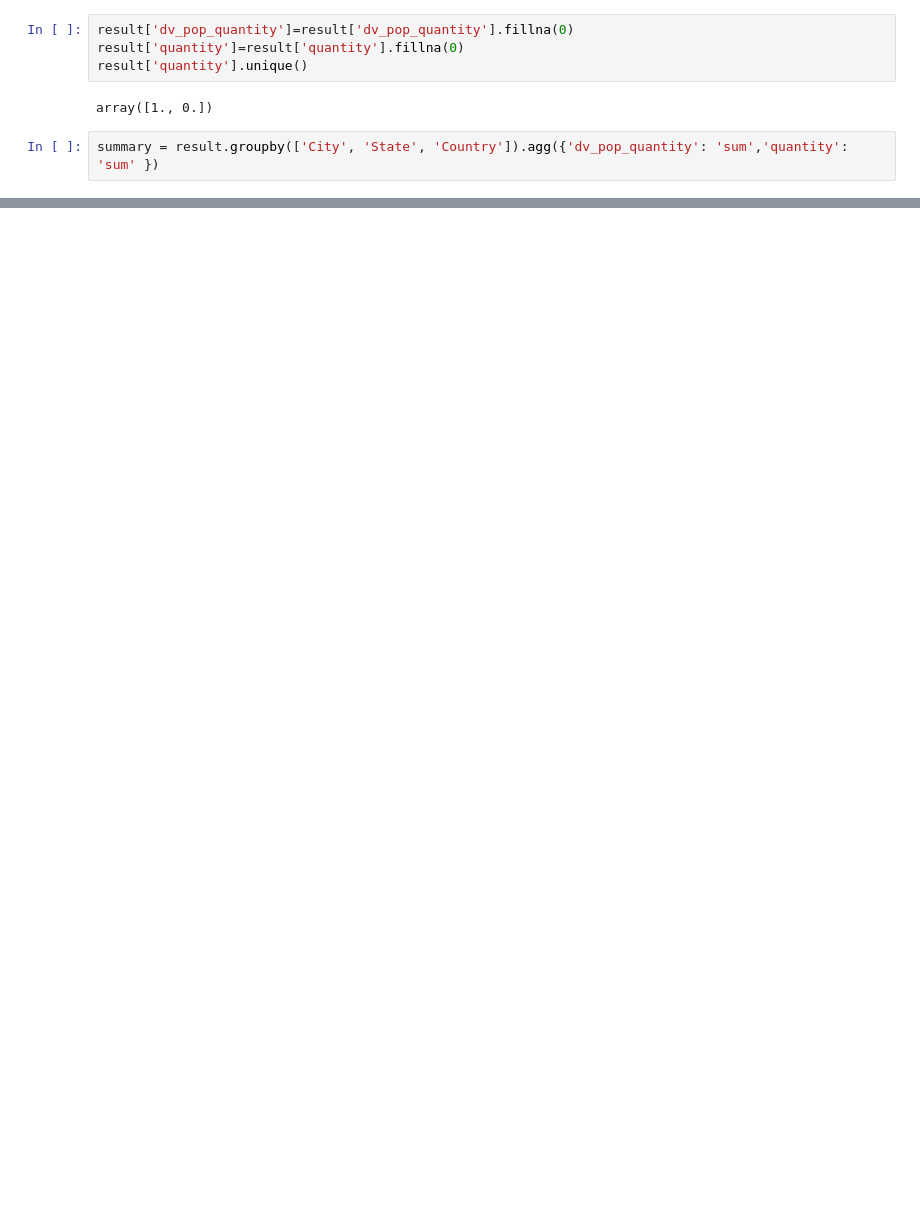
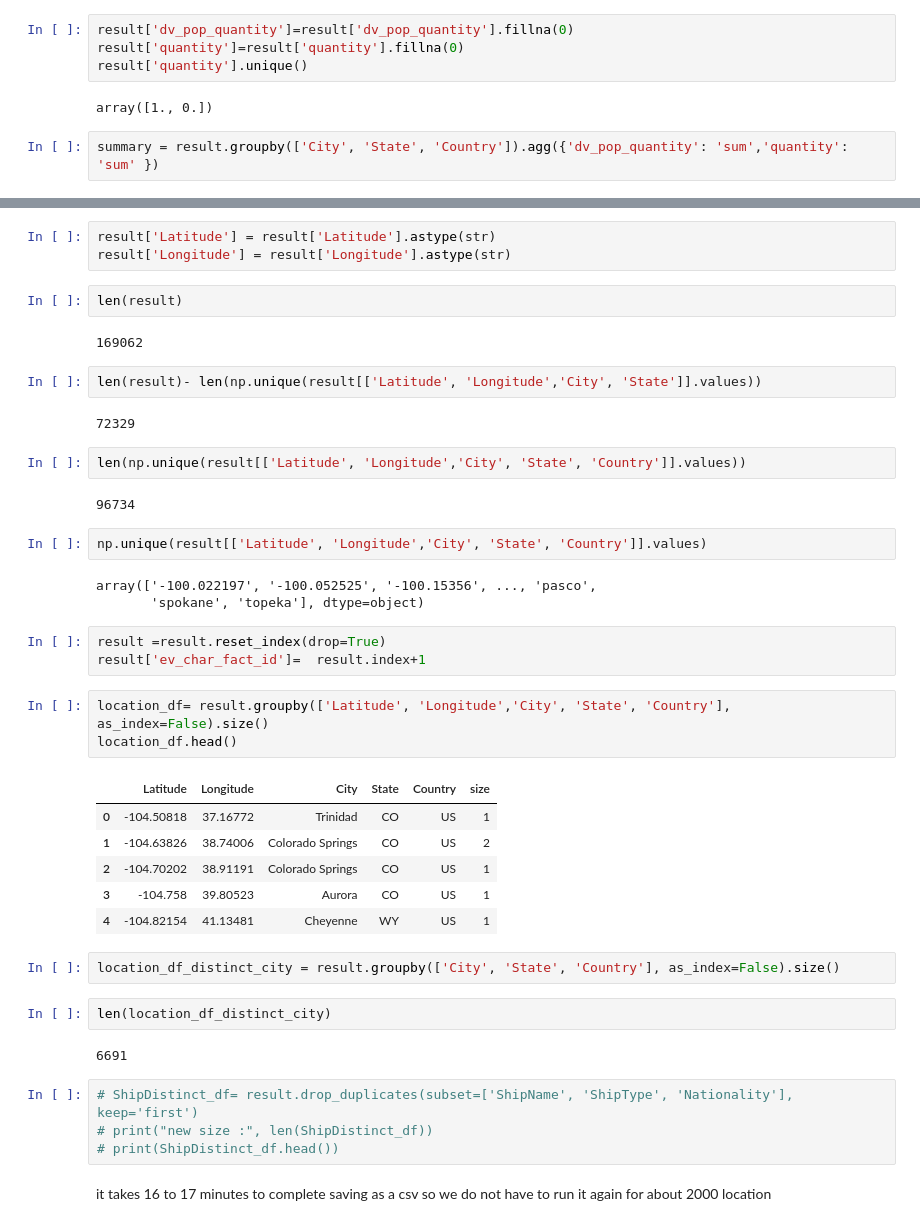
Before and after one commit to hicranA/partsUnlimitedDW, a Jupyter notebook: etl_ev_car_population.ipynb, the cells around one changed output, grey strips where cells are left out. Saved outputs shown, nothing was run; the diff lists cells and outputs as text; blank space fills up the shorter version.

```diff
--- a/etl_ev_car_population.ipynb
+++ b/etl_ev_car_population.ipynb
@@ -423,0 +502,45 @@ summary = result.groupby(['City', 'State', 'Country']).agg({'dv_pop_quantity': '
+# %%
+result['Latitude'] = result['Latitude'].astype(str)
+result['Longitude'] = result['Longitude'].astype(str)
+# %%
+len(result)
+# %% [output]
+169062
+# %%
+len(result)- len(np.unique(result[['Latitude', 'Longitude','City', 'State']].values))
+# %% [output]
+72329
+# %%
+len(np.unique(result[['Latitude', 'Longitude','City', 'State', 'Country']].values))
+# %% [output]
+96734
+# %%
+np.unique(result[['Latitude', 'Longitude','City', 'State', 'Country']].values)
+# %% [output]
+array(['-100.022197', '-100.052525', '-100.15356', ..., 'pasco',
+       'spokane', 'topeka'], dtype=object)
+# %%
+result =result.reset_index(drop=True)
+result['ev_char_fact_id']=  result.index+1
+# %%
+location_df= result.groupby(['Latitude', 'Longitude','City', 'State', 'Country'], as_index=False).size()
+location_df.head()
+# %% [output]
+|  | Latitude | Longitude | City | State | Country | size |
+| 0 | -104.50818 | 37.16772 | Trinidad | CO | US | 1 |
+| 1 | -104.63826 | 38.74006 | Colorado Springs | CO | US | 2 |
+| 2 | -104.70202 | 38.91191 | Colorado Springs | CO | US | 1 |
+| 3 | -104.758 | 39.80523 | Aurora | CO | US | 1 |
+| 4 | -104.82154 | 41.13481 | Cheyenne | WY | US | 1 |
+# %%
+location_df_distinct_city = result.groupby(['City', 'State', 'Country'], as_index=False).size()
+# %%
+len(location_df_distinct_city)
+# %% [output]
+6691
+# %%
+# ShipDistinct_df= result.drop_duplicates(subset=['ShipName', 'ShipType', 'Nationality'], keep='first')
+# print("new size :", len(ShipDistinct_df))
+# print(ShipDistinct_df.head())
+# %% [markdown]
+it takes 16 to 17 minutes to complete saving as a csv  so we do not have to run it again for about 2000 location
```
Also changed, not shown: parts of 33 cells of this notebook, 3 other files.
